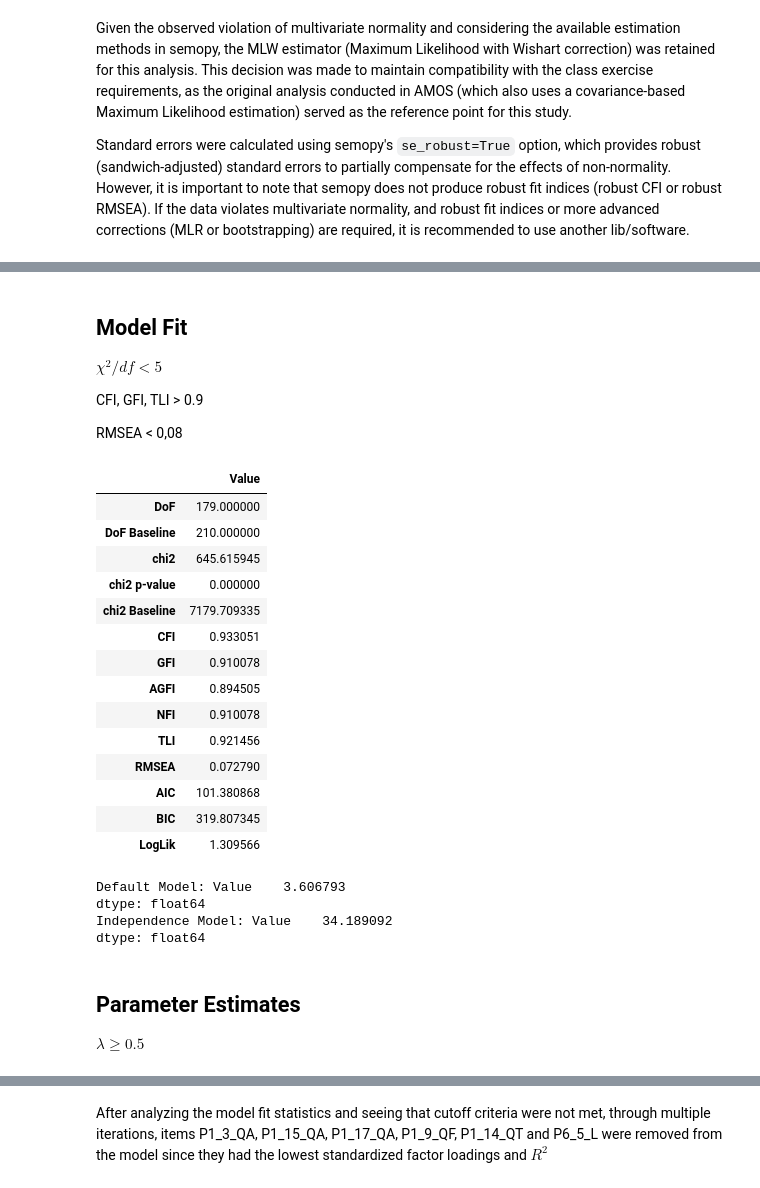
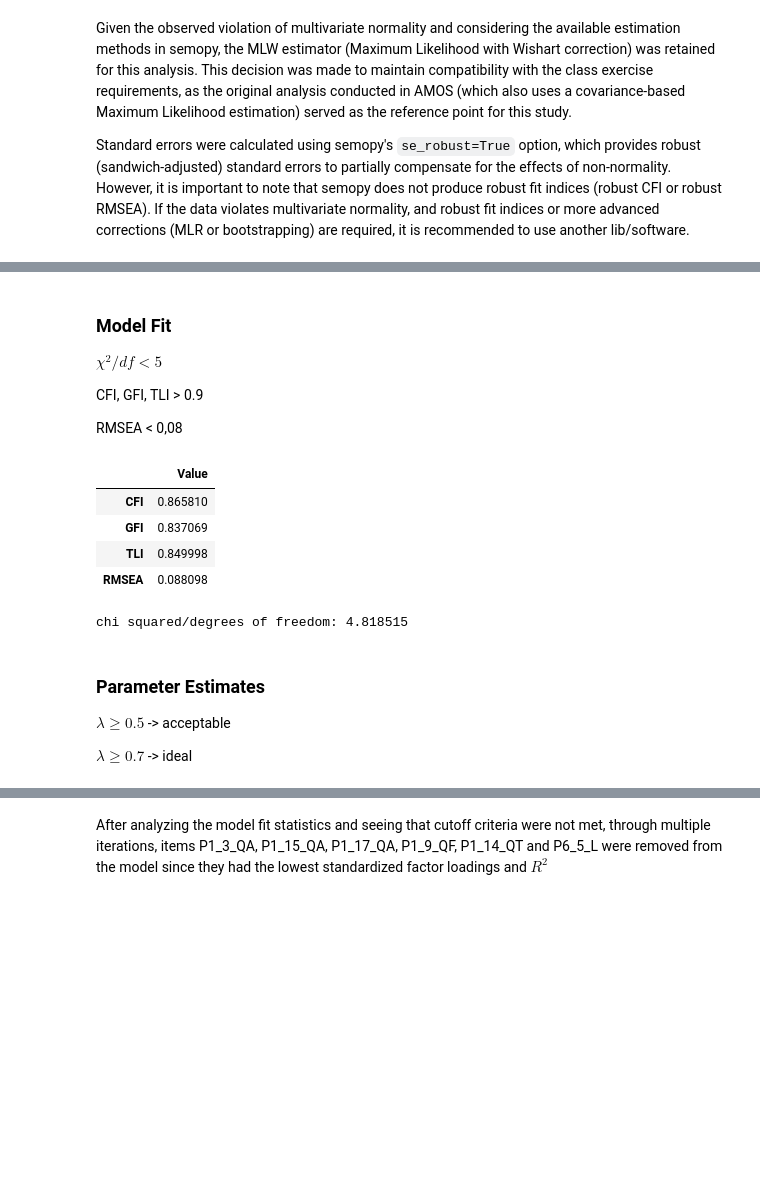
Before and after one commit to VictorValar/python-structural-equation-modeling-guide, a Jupyter notebook: practice 1/practice_1.ipynb, the cells around one changed output, grey strips where cells are left out. Drawn from its saved outputs; the diff is of its cells as text; code cells hidden in the pictures; blank space fills up the shorter version.

```diff
--- a/practice 1/practice_1.ipynb
+++ b/practice 1/practice_1.ipynb
@@ -8,9 +10,10 @@
 # %%
 import pandas as pd
 import pyreadstat
+from pandas.core.interchange.dataframe_protocol import DataFrame
 
-df, meta = pyreadstat.read_sav("../data/EXERCICIO_2025.sav")
-df.head()
+raw_data_df, meta = pyreadstat.read_sav("../data/EXERCICIO_2025.sav")
+raw_data_df.head()
 # %% [output]
 |  | CASO | f1 | f2 | f3 | f4 | f5 | f6 | f7 | P1.1_QA | P1.2_QA | ... | ... |
 | 0 | NaN | 1.0 | 3.0 | 6.0 | 1.0 | 1.0 | 50.0 | 18.0 | 8.0 | 6.0 | ... | ... |
@@ -20,20 +23,19 @@ df.head()
 | 4 | NaN | 1.0 | 4.0 | 9.0 | 1.0 | 1.0 | 72.0 | 24.0 | 2.0 | 5.0 | ... | ... |
 5 rows × 45 columns
 # %%
-filtered_cols = [
-    'P1.1_QA', 'P1.2_QA', 'P1.3_QA', 'P1.4_QA', 'P1.5_QA',
+columns_to_filter = [
+    'P1.1_QA', 'P1.2_QA', 'P1.3_QA', 'P1.4_QA', 'P1.5_QA', 'P1.15_QA', 'P1.16_QA', 'P1.17_QA',
     'P1.6_QC', 'P1.7_QC', 'P1.8_QC', 'P1.9_QC',
     'P1.10_QT', 'P1.11_QT', 'P1.12_QT', 'P1.13_QT', 'P1.14_QT',
-    'P1.15_QA', 'P1.16_QA', 'P1.17_QA',
     'P3.1_S', 'P3.2_S', 'P3.3_S', 'P3.4_S',
     'P6.1_L', 'P6.2_L', 'P6.3_L', 'P6.4_L', 'P6.5_L', 'P6.6_L'
 ]
 
-clean_df = df[filtered_cols].copy()
+clean_df = raw_data_df[columns_to_filter].copy()
 
 clean_df.rename(columns=lambda c: c.replace('.', '_'), inplace=True)
 clean_df.rename(columns=lambda c: c.replace('C', 'F'), inplace=True)
-print(df.shape)
+print(raw_data_df.shape)
 print(clean_df.shape)
 print(clean_df.isnull().sum())
 # %% [output]
@@ -126,23 +155,34 @@ Technical Quality = QT
 # %%
 from semopy import Model
 
-# Initial Model containing all items
+# All Items
 # QA =~ P1_1_QA + P1_2_QA + P1_3_QA + P1_4_QA + P1_5_QA + P1_15_QA + P1_16_QA + P1_17_QA
 # QF =~ P1_6_QF + P1_7_QF + P1_8_QF + P1_9_QF
 # QT =~ P1_10_QT + P1_11_QT + P1_12_QT + P1_13_QT + P1_14_QT
 # S =~ P3_1_S + P3_2_S + P3_3_S + P3_4_S
 # L =~ P6_1_L + P6_2_L + P6_3_L + P6_4_L + P6_5_L + P6_6_L
 
-model_description = """
-QA =~ P1_1_QA + P1_2_QA + P1_4_QA + P1_5_QA + P1_16_QA
-QF =~ P1_6_QF + P1_7_QF + P1_8_QF
-QT =~ P1_10_QT + P1_11_QT + P1_12_QT + P1_13_QT
+unrefined_model_description = """
+QA =~ P1_1_QA + P1_2_QA + P1_3_QA + P1_4_QA + P1_5_QA + P1_15_QA + P1_16_QA + P1_17_QA
+QF =~ P1_6_QF + P1_7_QF + P1_8_QF + P1_9_QF
+QT =~ P1_10_QT + P1_11_QT + P1_12_QT + P1_13_QT + P1_14_QT
 S =~ P3_1_S + P3_2_S + P3_3_S + P3_4_S
-L =~ P6_1_L + P6_2_L + P6_3_L + P6_4_L + P6_6_L
+L =~ P6_1_L + P6_2_L + P6_3_L + P6_4_L + P6_5_L + P6_6_L
+
+QA ~~ QF
+QA ~~ QT
+QA ~~ S
+QA ~~ L
+QF ~~ QT
+QF ~~ S
+QF ~~ L
+QT ~~ S
+QT ~~ L
+S ~~ L
 """
 
-model = Model(model_description)
-print(model.fit(clean_df))
+unrefined_model = Model(unrefined_model_description)
+print(unrefined_model.fit(clean_df))
 # %% [output]
 Name of objective: MLW
 Optimization method: SLSQP
@@ -159,5 +194,5 @@ semplot(model, "../practice 0/second_order_measurement_model.png", std_ests=True
 # %% [markdown]
-## Model Fit
+### Model Fit
 
 $ \chi^{2} / df < 5$
 
@@ -167,33 +202,21 @@ RMSEA < 0,08
 # %%
 from semopy import calc_stats
 
-stats = calc_stats(model)
-stats.T
+unrefined_model_stats = calc_stats(unrefined_model)
+unrefined_model_stats.T.loc[unrefined_model_stats.T.index.isin(['CFI', 'GFI', 'TLI', 'RMSEA'])]
 # %% [output]
 |  | Value |
-| DoF | 179.000000 |
-| DoF Baseline | 210.000000 |
-| chi2 | 645.615945 |
-| chi2 p-value | 0.000000 |
-| chi2 Baseline | 7179.709335 |
-| CFI | 0.933051 |
-| GFI | 0.910078 |
-| AGFI | 0.894505 |
-| NFI | 0.910078 |
-| TLI | 0.921456 |
-| RMSEA | 0.072790 |
-| AIC | 101.380868 |
-| BIC | 319.807345 |
-| LogLik | 1.309566 |
+| CFI | 0.865810 |
+| GFI | 0.837069 |
+| TLI | 0.849998 |
+| RMSEA | 0.088098 |
 # %%
-print("Default Model:", stats['chi2'] / stats['DoF'])
-print("Independence Model:", stats['chi2 Baseline'] / stats['DoF Baseline'])
+print(f"chi squared/degrees of freedom: {(unrefined_model_stats['chi2'] / unrefined_model_stats['DoF']).item():.6f}")
 # %% [output]
-Default Model: Value    3.606793
-dtype: float64
-Independence Model: Value    34.189092
-dtype: float64
+chi squared/degrees of freedom: 4.818515
 # %% [markdown]
-## Parameter Estimates
-$\lambda \geq 0.5$
+### Parameter Estimates
+$\lambda \geq 0.5$ -> acceptable
+
+$\lambda \geq 0.7$ -> ideal
 # %%
```
Also changed, not shown: parts of 40 cells of this notebook.
